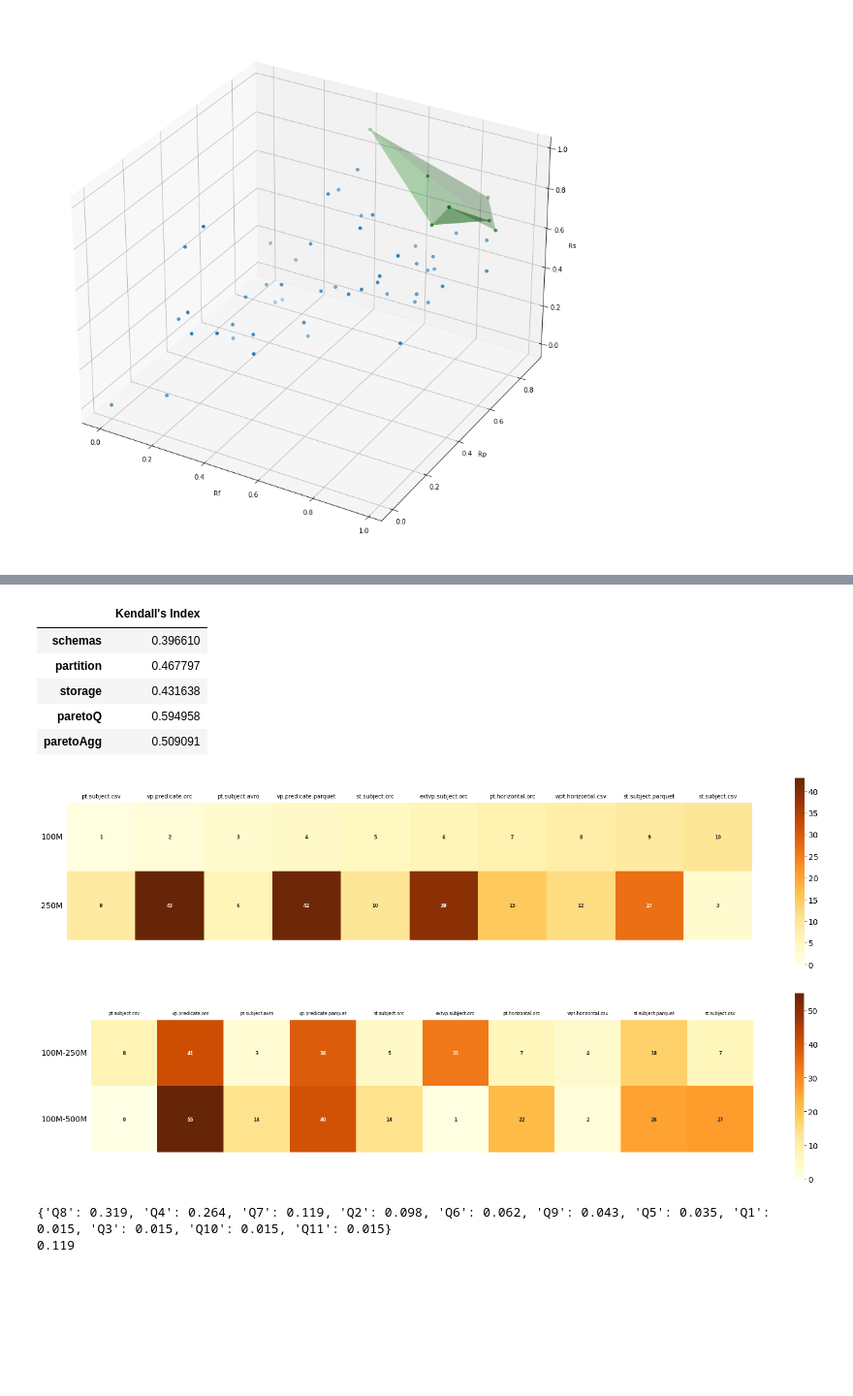
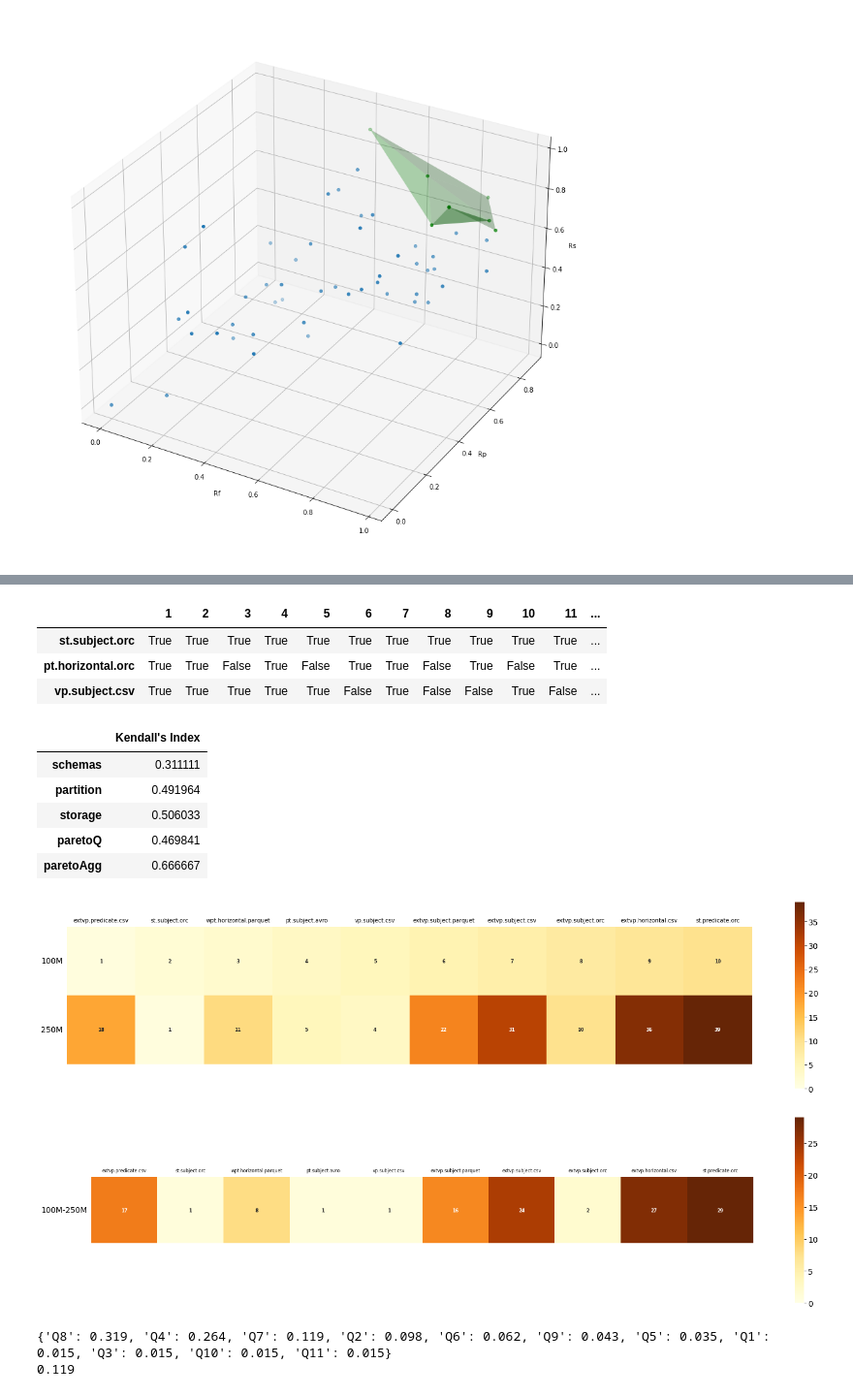
Before and after one commit to DataSystemsGroupUT/PAPyA, a Jupyter notebook: UI Module_Development/BenchRanker copy.ipynb, the cells around one changed output, grey strips where cells are left out. Shown at 97% size. Drawn from its saved outputs; the diff is of its cells as text; code cells hidden in the pictures; blank space fills up the shorter version.

```diff
--- a/UI Module_Development/BenchRanker copy.ipynb
+++ b/UI Module_Development/BenchRanker copy.ipynb
@@ -154,23 +181,28 @@ conf.showCriteriaTable(dimension = 'paretoQ')
 # %%
-conf.showTable(dimension = 'paretoQ')
+conf.showTable(dimension = 'storage')
+# %% [output]
+|  | 1 | 2 | 3 | 4 | 5 | 6 | 7 | 8 | 9 | 10 | 11 | ... |
+| st.subject.orc | True | True | True | True | True | True | True | True | True | True | True | ... |
+| pt.horizontal.orc | True | True | False | True | False | True | True | False | True | False | True | ... |
+| vp.subject.csv | True | True | True | True | True | False | True | False | False | True | False | ... |
 # %%
-coh.run('100M', '500M')
+coh.run('100M', '250M')
 # %% [output]
 |  | Kendall's Index |
-| schemas | 0.396610 |
-| partition | 0.467797 |
-| storage | 0.431638 |
-| paretoQ | 0.594958 |
-| paretoAgg | 0.509091 |
+| schemas | 0.311111 |
+| partition | 0.491964 |
+| storage | 0.506033 |
+| paretoQ | 0.469841 |
+| paretoAgg | 0.666667 |
 # %%
 # only takes single dimensions
 coh.heatMap('100M', "250M", dimension='partition')
 # %% [output]
-[figure, old version]
+[figure, new version]
 # %%
-coh.heatMapSubtract('100M', '250M', "500M", dimension='partition')
+coh.heatMapSubtract('100M', '250M', dimension='partition')
 # %% [output]
-[figure, old version]
+[figure, new version]
 # %%
 import ahpy
 
```
Also changed, not shown: parts of 7 cells of this notebook, 2 other files.
